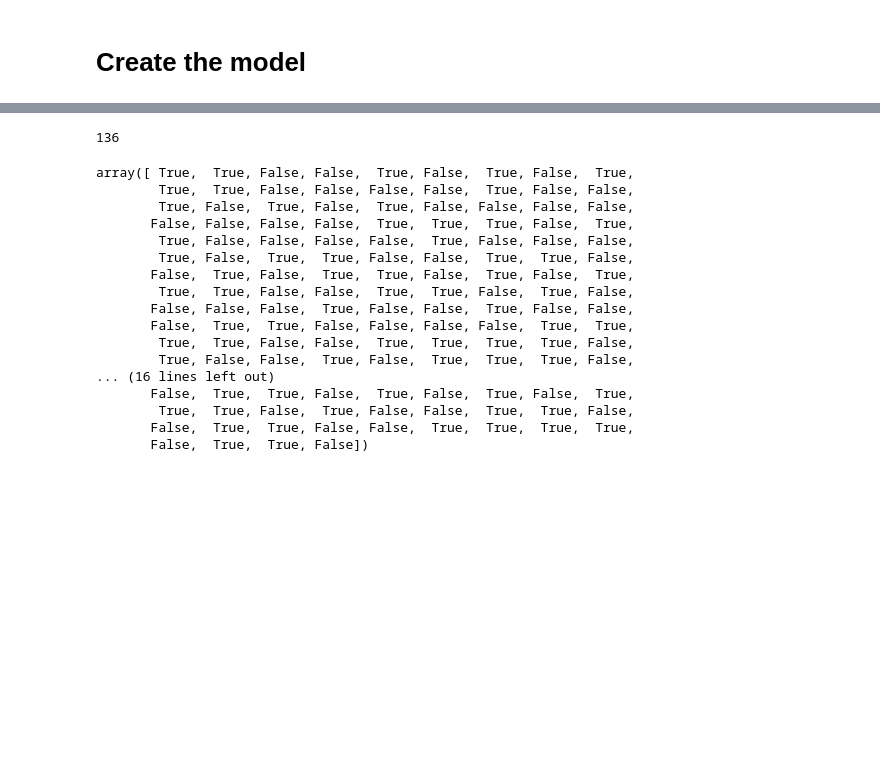
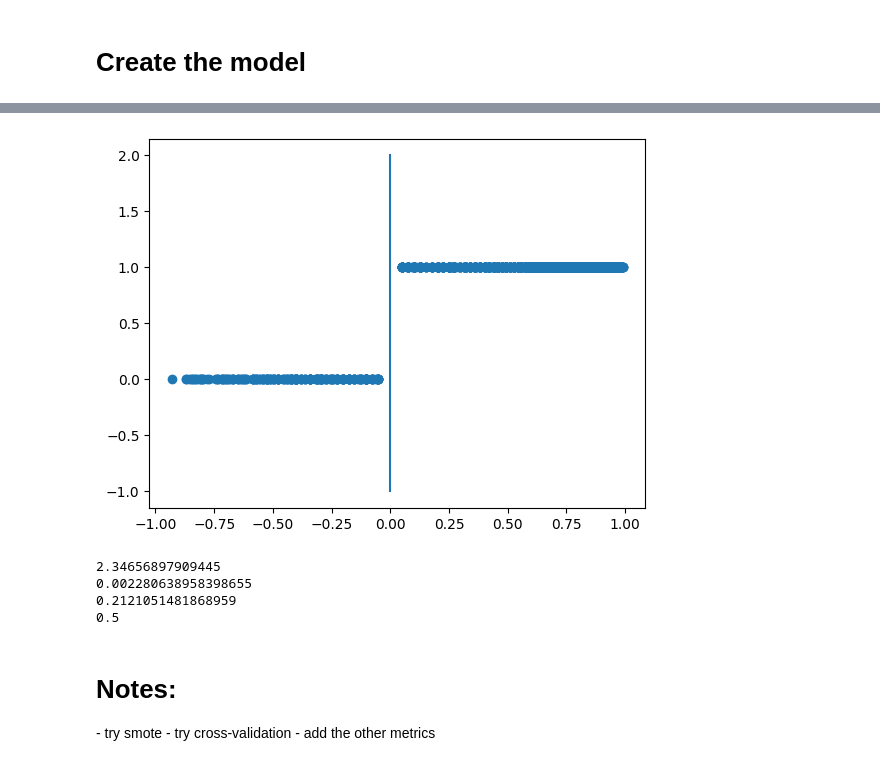
Before and after one commit to OmerDiaaeldin/project-1, a Jupyter notebook: main.ipynb, the cells around one changed output, grey strips where cells are left out. Cells and saved outputs as stored; diff of their text form; code cells hidden in the pictures; blank space fills up the shorter version.

```diff
--- a/main.ipynb
+++ b/main.ipynb
@@ -262,21 +247,27 @@ plt.show()
-# %%
-t.predict(train['Vader Score'])[0]
-# %% [output]
-136
-array([ True,  True, False, False,  True, False,  True, False,  True,
-        True,  True, False, False, False, False,  True, False, False,
-        True, False,  True, False,  True, False, False, False, False,
-       False, False, False, False,  True,  True,  True, False,  True,
-        True, False, False, False, False,  True, False, False, False,
-        True, False,  True,  True, False, False,  True,  True, False,
-       False,  True, False,  True,  True, False,  True, False,  True,
-        True,  True, False, False,  True,  True, False,  True, False,
-       False, False, False,  True, False, False,  True, False, False,
-       False,  True,  True, False, False, False, False,  True,  True,
-        True,  True, False, False,  True,  True,  True,  True, False,
-        True, False, False,  True, False,  True,  True,  True, False,
-... (16 lines left out)
-       False,  True,  True, False,  True, False,  True, False,  True,
-        True,  True, False,  True, False, False,  True,  True, False,
-       False,  True,  True, False, False,  True,  True,  True,  True,
-       False,  True,  True, False])
+# %%
+w = t.w[0].item()
+b = t.b.item()
+breaking_x = -b/w
+p1 = [breaking_x, breaking_x] # the x's
+p2 = [-1, 2] # the y's
+plt.scatter(df['Vader Score'], df['Vader Sentiment'])
+
+plt.plot(p1, p2, label="discriminative line")
+plt.show()
+# %% [output]
+[figure, added]
+# %%
+print(w)
+print(b)
+print(breaking_x)
+print(breaking_x*w+b)
+# %% [output]
+2.34656897909445
+0.002280638958398655
+0.2121051481868959
+0.5
+# %% [markdown]
+<h1>Notes: </h1>
+- try smote
+- try cross-validation
+- add the other metrics
```
Also changed, not shown: parts of 5 cells of this notebook.
